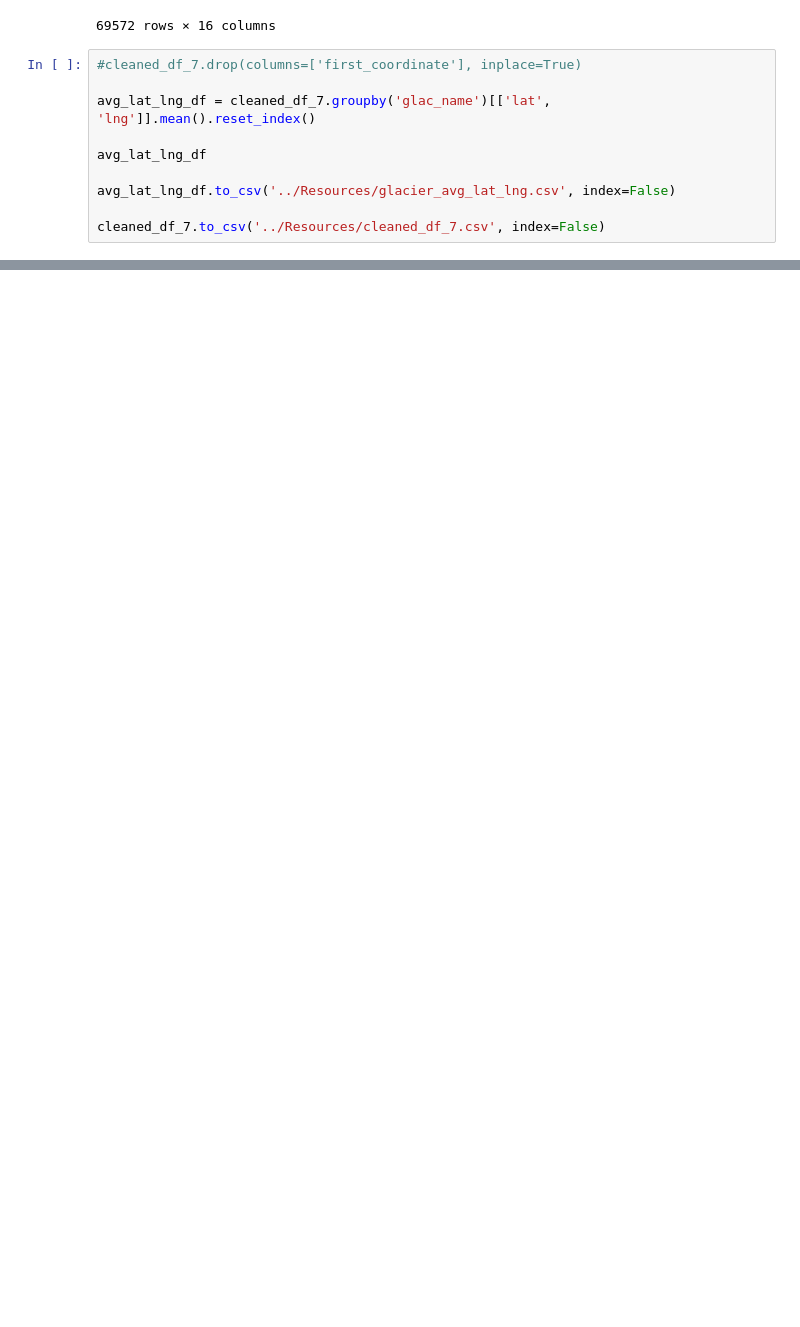
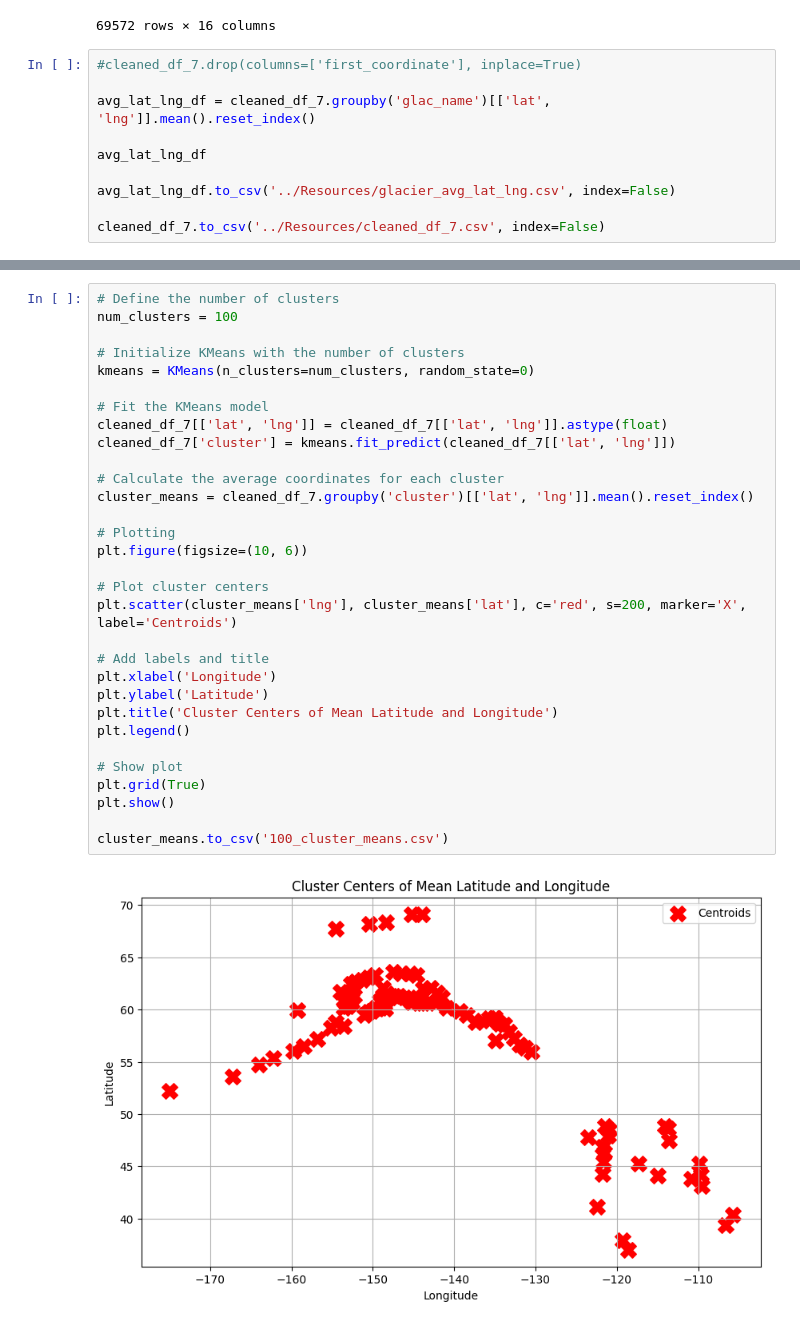
Before and after one commit to genesisjruiz/Project_4_USA_Glaciers, a Jupyter notebook: Notebook/KML_to_csv_consolidated_Kyle_with_average_latlng.ipynb, the cells around one changed output, grey strips where cells are left out. Cells and saved outputs as stored; diff of their text form; blank space fills up the shorter version.

Commit message:
kmeans push
kmeans push printing 100 clusters to csv.

```diff
--- a/Notebook/KML_to_csv_consolidated_Kyle_with_average_latlng.ipynb
+++ b/Notebook/KML_to_csv_consolidated_Kyle_with_average_latlng.ipynb
@@ -237,0 +273,33 @@ cleaned_df_7.to_csv('../Resources/cleaned_df_7.csv', index=False)
+# %%
+# Define the number of clusters
+num_clusters = 100
+
+# Initialize KMeans with the number of clusters
+kmeans = KMeans(n_clusters=num_clusters, random_state=0)
+
+# Fit the KMeans model
+cleaned_df_7[['lat', 'lng']] = cleaned_df_7[['lat', 'lng']].astype(float)
+cleaned_df_7['cluster'] = kmeans.fit_predict(cleaned_df_7[['lat', 'lng']])
+
+# Calculate the average coordinates for each cluster
+cluster_means = cleaned_df_7.groupby('cluster')[['lat', 'lng']].mean().reset_index()
+
+# Plotting
+plt.figure(figsize=(10, 6))
+
+# Plot cluster centers
+plt.scatter(cluster_means['lng'], cluster_means['lat'], c='red', s=200, marker='X', label='Centroids')
+
+# Add labels and title
+plt.xlabel('Longitude')
+plt.ylabel('Latitude')
+plt.title('Cluster Centers of Mean Latitude and Longitude')
+plt.legend()
+
+# Show plot
+plt.grid(True)
+plt.show()
+
+cluster_means.to_csv('100_cluster_means.csv')
+# %% [output]
+[figure, added]
```
Also changed, not shown: parts of 3 cells of this notebook, 2 other files.
